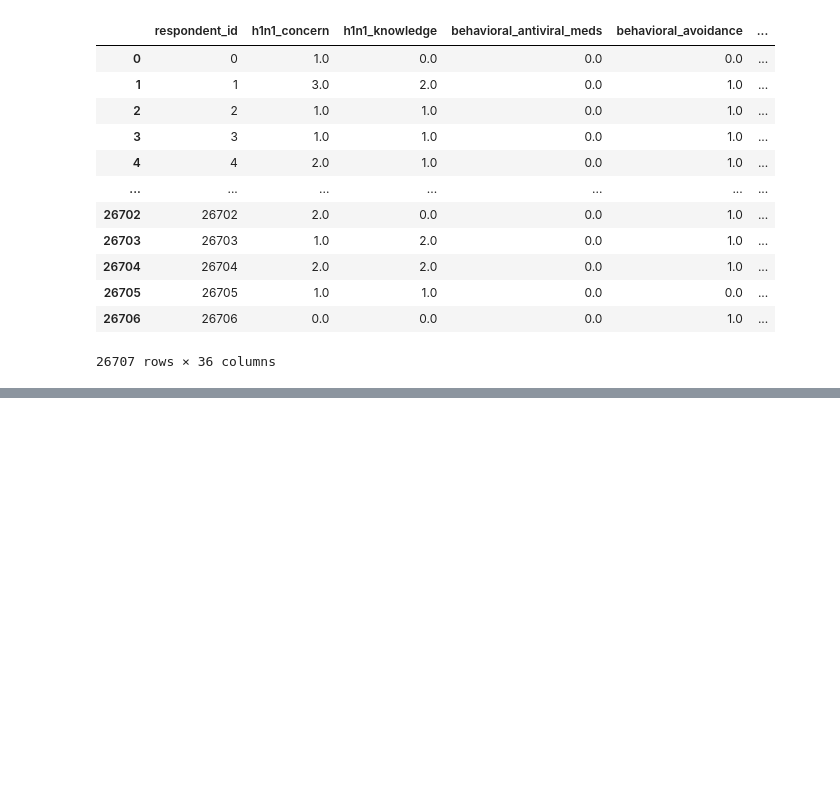
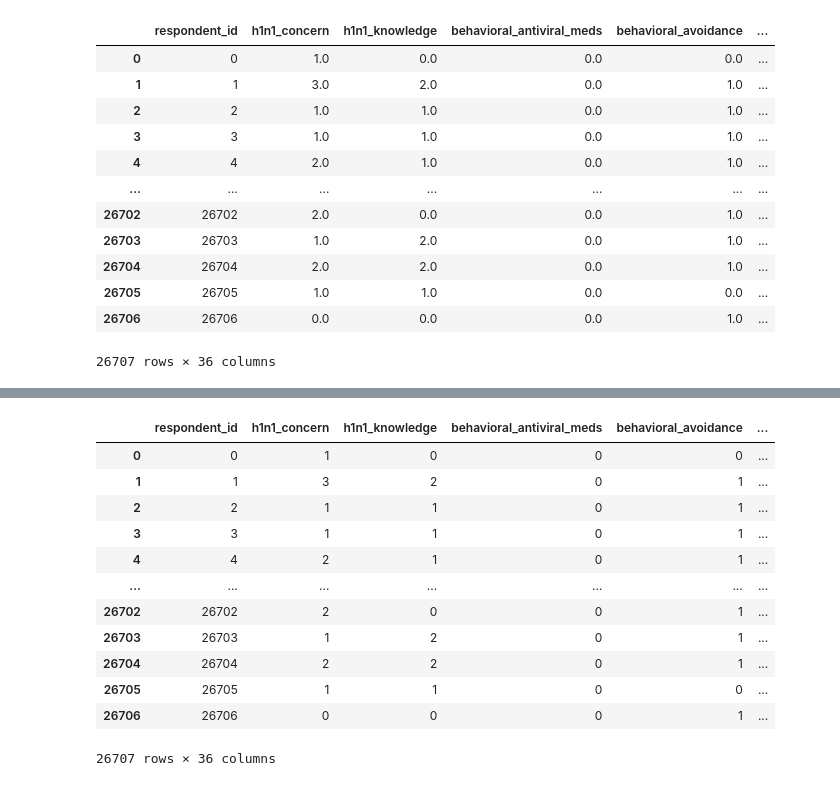
Before and after one commit to amithvardhan99/drivendata, a Jupyter notebook: Flu Shot Learning Predict H1N1 and Seasonal Flu Vaccines/notebook_new.ipynb, the cells around one changed output, grey strips where cells are left out. Saved outputs shown, nothing was run; the diff lists cells and outputs as text; code cells hidden in the pictures; blank space fills up the shorter version.

```diff
--- a/Flu Shot Learning Predict H1N1 and Seasonal Flu Vaccines/notebook_new.ipynb
+++ b/Flu Shot Learning Predict H1N1 and Seasonal Flu Vaccines/notebook_new.ipynb
@@ -136,0 +152,25 @@ dic
+# %%
+def replace_elements_with_numbers(df,value_replace_features,values_replace_dict_2):
+    values_replace_dict = {}
+    new_df = df.copy()
+    for value in value_replace_features:
+        u = train_input[value].unique().tolist()
+        for i in u:
+            k = str(i)
+            if k == "nan":
+                u.remove(i)
+        u = np.array(u)
+        dic = {}
+        ctr = 0
+        for i in np.sort(u):
+            k = str(i)
+            if k == "nan":
+                continue
+            dic[i] = ctr
+            ctr += 1
+        values_replace_dict[value] = dic
+    for i in values_replace_dict:
+        new_df[i] = new_df[i].map(values_replace_dict[i])
+    for i in values_replace_dict_2:
+        new_df[i] = new_df[i].map(values_replace_dict_2[i])
+    return new_df
@@ -136,0 +211,3 @@ dic
+# %%
+df_train_input = replace_elements_with_numbers(train_input,value_replace_features,values_replace_dict_2)
+df_train_input = deal_with_null_values(df_train_input,replace_null_with_values)
@@ -137,14 +217,16 @@ dic
 # %%
-replace_null_with_value_0 = ["doctor_recc_h1n1","doctor_recc_seasonal","chronic_med_condition","health_worker"]
-
-replace_null_with_value_1 = ["h1n1_knowledge","health_insurance"]
-
-replace_null_with_value_2 = ["h1n1_concern","opinion_h1n1_vacc_effective","opinion_h1n1_risk","opinion_h1h1_sick_from_vacc","opinion_seas_vacc_effective","opinion_seas_risk","opinion_seas_sick_from_vacc"]
-
-replace_null_with_value_one_condition = ["behavioral_avoidance","behavioral_face_mask","behavioral_large_gatherings","behavioral_outside_home","behavioral_touch_face"] # If the person is highly concerned about h1n1 virus (3.0)
-
-replace_null_with_value_one_condition_inverse = ["child_under_6_months"]
-
-replace_null_with_value_two_conditions = ["behavioral_antiviral_meds"] # If the person is highly concerned about h1n1 virus (3.0) and has a lot of knowledge about the virus (2.0)
-
-replace_null_with_value_three_conditions = ["behavioral_wash_hands"] # If the person is highly concerned about h1n1 virus (3.0) and has some knowledge about the virus (1.0 or 2.0)
+df_train_input
+# %% [output]
+|  | respondent_id | h1n1_concern | h1n1_knowledge | behavioral_antiviral_meds | behavioral_avoidance | ... |
+| 0 | 0 | 1 | 0 | 0 | 0 | ... |
+| 1 | 1 | 3 | 2 | 0 | 1 | ... |
+| 2 | 2 | 1 | 1 | 0 | 1 | ... |
+| 3 | 3 | 1 | 1 | 0 | 1 | ... |
+| 4 | 4 | 2 | 1 | 0 | 1 | ... |
+| ... | ... | ... | ... | ... | ... | ... |
+| 26702 | 26702 | 2 | 0 | 0 | 1 | ... |
+| 26703 | 26703 | 1 | 2 | 0 | 1 | ... |
+| 26704 | 26704 | 2 | 2 | 0 | 1 | ... |
+| 26705 | 26705 | 1 | 1 | 0 | 0 | ... |
+| 26706 | 26706 | 0 | 0 | 0 | 1 | ... |
+26707 rows × 36 columns
```
Also changed, not shown: parts of 7 cells of this notebook.
